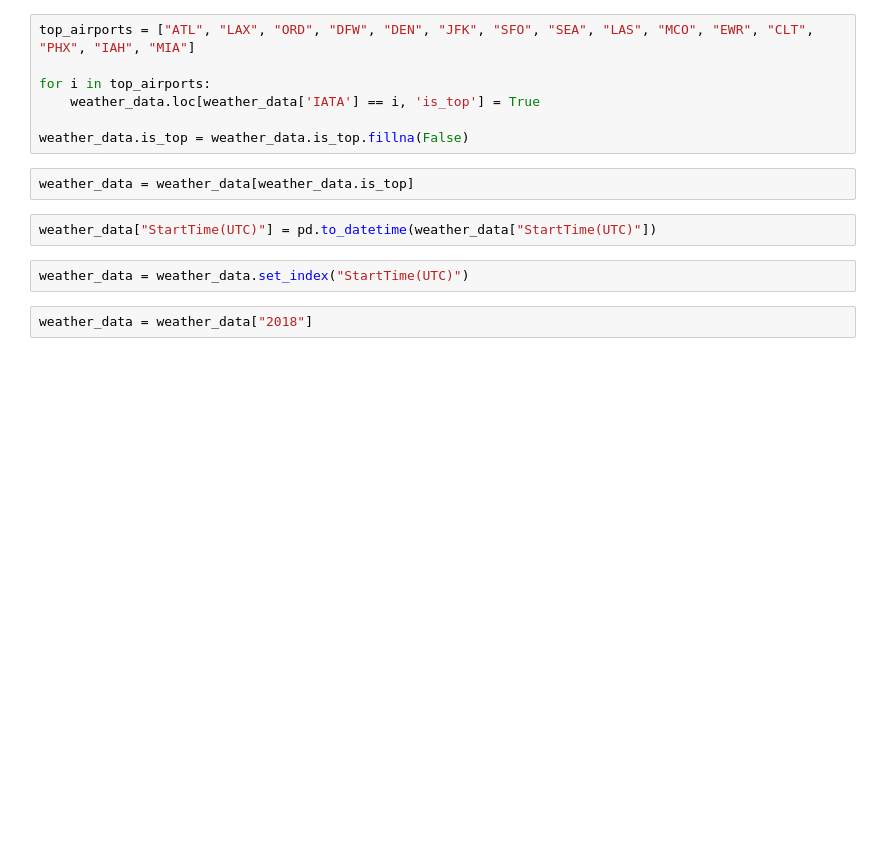
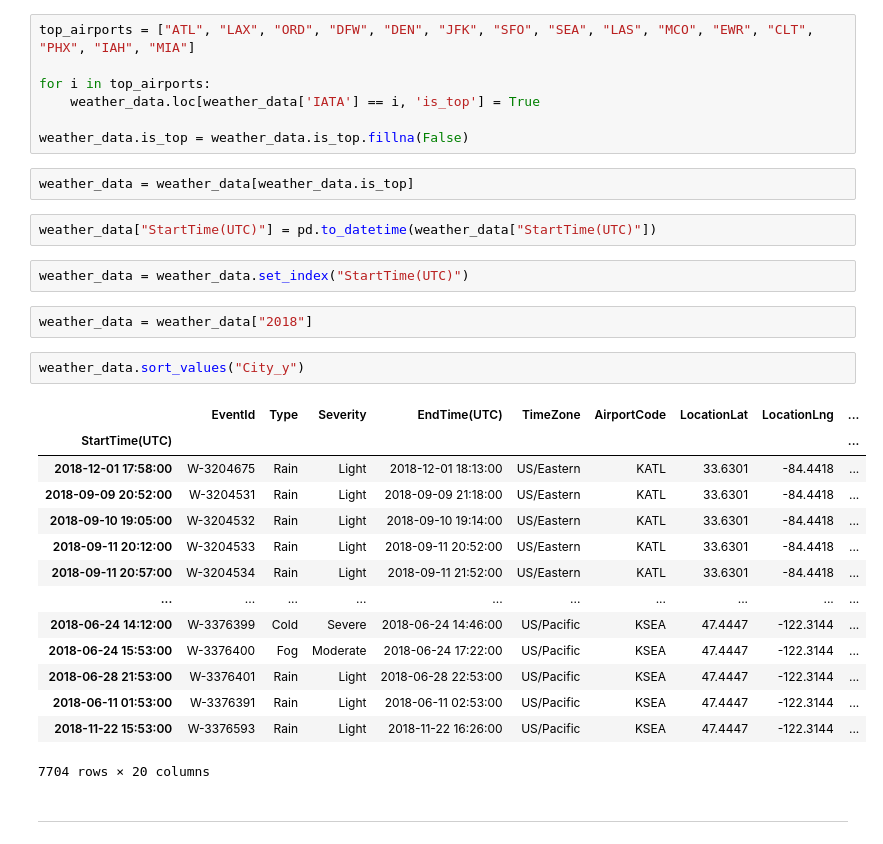
Before and after one commit to guedanie/flight_delay_predictor, a Jupyter notebook: weather_exploration.ipynb, the cells around one changed output. Cells and saved outputs as stored; diff of their text form; blank space fills up the shorter version.

```diff
--- a/weather_exploration.ipynb
+++ b/weather_exploration.ipynb
@@ -94,3 +95,22 @@ weather_data["StartTime(UTC)"] = pd.to_datetime(weather_data["StartTime(UTC)"])
 weather_data = weather_data.set_index("StartTime(UTC)")
 # %%
 weather_data = weather_data["2018"]
+# %%
+weather_data.sort_values("City_y")
+# %% [output]
+|  | EventId | Type | Severity | EndTime(UTC) | TimeZone | AirportCode | LocationLat | LocationLng | ... |
+| StartTime(UTC) |  |  |  |  |  |  |  |  | ... |
+| 2018-12-01 17:58:00 | W-3204675 | Rain | Light | 2018-12-01 18:13:00 | US/Eastern | KATL | 33.6301 | -84.4418 | ... |
+| 2018-09-09 20:52:00 | W-3204531 | Rain | Light | 2018-09-09 21:18:00 | US/Eastern | KATL | 33.6301 | -84.4418 | ... |
+| 2018-09-10 19:05:00 | W-3204532 | Rain | Light | 2018-09-10 19:14:00 | US/Eastern | KATL | 33.6301 | -84.4418 | ... |
+| 2018-09-11 20:12:00 | W-3204533 | Rain | Light | 2018-09-11 20:52:00 | US/Eastern | KATL | 33.6301 | -84.4418 | ... |
+| 2018-09-11 20:57:00 | W-3204534 | Rain | Light | 2018-09-11 21:52:00 | US/Eastern | KATL | 33.6301 | -84.4418 | ... |
+| ... | ... | ... | ... | ... | ... | ... | ... | ... | ... |
+| 2018-06-24 14:12:00 | W-3376399 | Cold | Severe | 2018-06-24 14:46:00 | US/Pacific | KSEA | 47.4447 | -122.3144 | ... |
+| 2018-06-24 15:53:00 | W-3376400 | Fog | Moderate | 2018-06-24 17:22:00 | US/Pacific | KSEA | 47.4447 | -122.3144 | ... |
+| 2018-06-28 21:53:00 | W-3376401 | Rain | Light | 2018-06-28 22:53:00 | US/Pacific | KSEA | 47.4447 | -122.3144 | ... |
+| 2018-06-11 01:53:00 | W-3376391 | Rain | Light | 2018-06-11 02:53:00 | US/Pacific | KSEA | 47.4447 | -122.3144 | ... |
+| 2018-11-22 15:53:00 | W-3376593 | Rain | Light | 2018-11-22 16:26:00 | US/Pacific | KSEA | 47.4447 | -122.3144 | ... |
+7704 rows × 20 columns
+# %% [markdown]
+---
```
Also changed, not shown: parts of 21 cells of this notebook.
